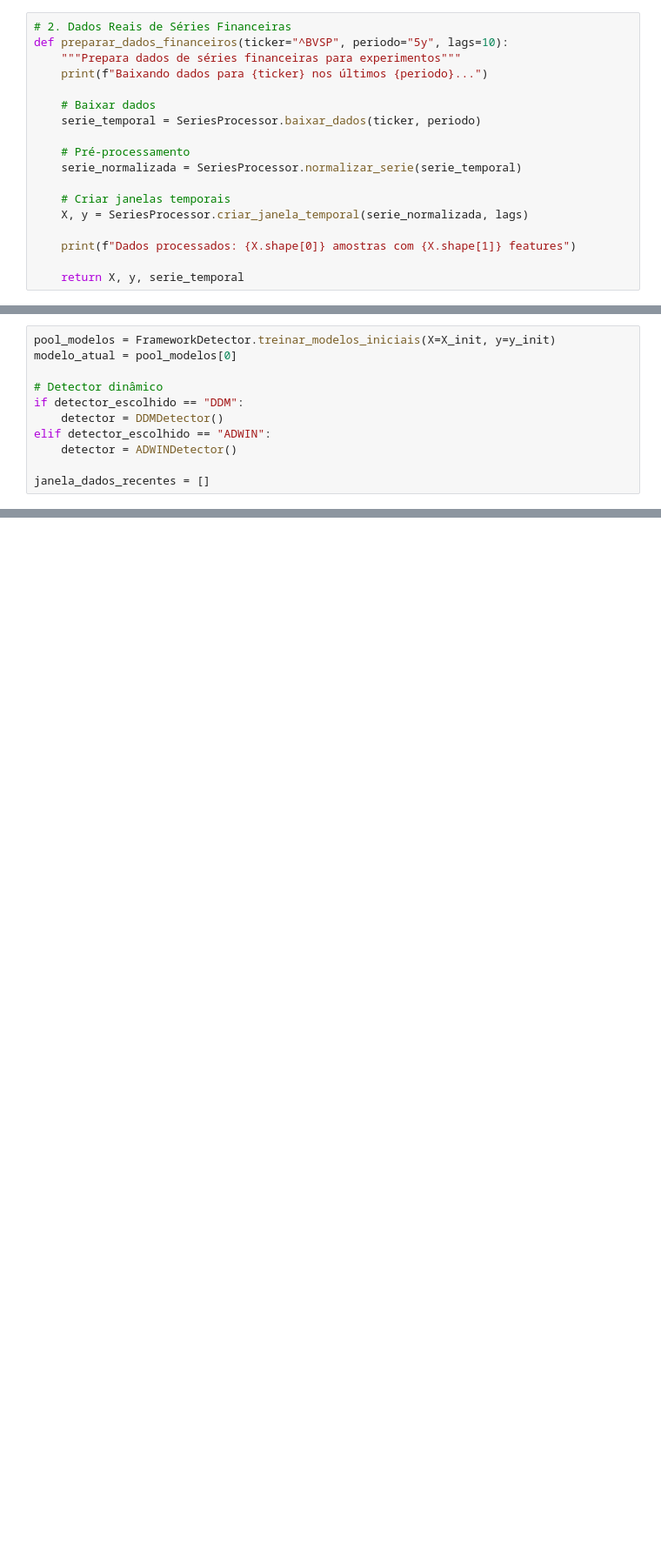
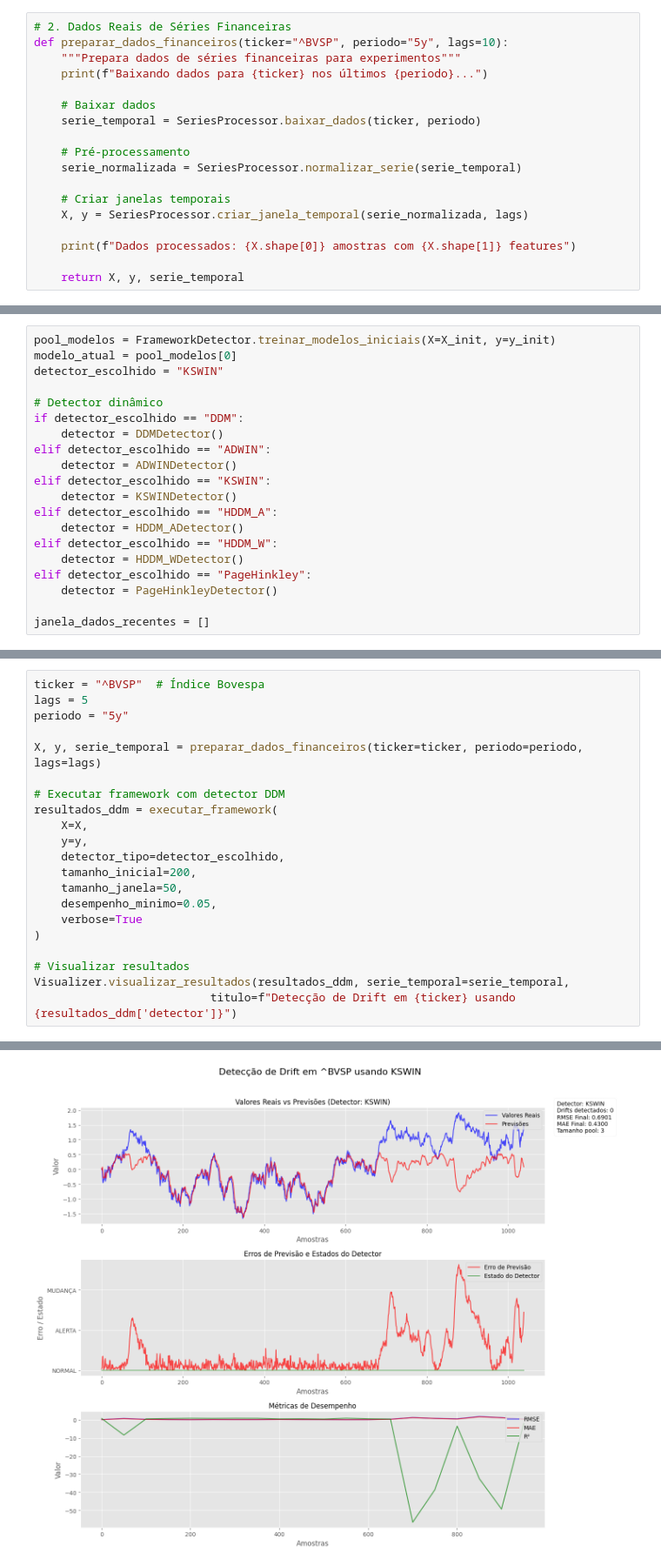
Before and after one commit to Ol1veirx/Drift-Detection-PIBIC---Framework, a Jupyter notebook: drift_detection_framework.ipynb, the cells around one changed output, grey strips where cells are left out. Shown: that part at 87% size. Drawn from its saved outputs; the diff is of its cells as text; blank space fills up the shorter version.

Commit message:
feat: inicio da criação do framework de detecçãao de drift

```diff
--- a/drift_detection_framework.ipynb
+++ b/drift_detection_framework.ipynb
@@ -315,11 +362,20 @@ desempenho_minimo = 0.05     # Define quando criar novo modelo
 # %%
 pool_modelos = FrameworkDetector.treinar_modelos_iniciais(X=X_init, y=y_init)
 modelo_atual = pool_modelos[0]
+detector_escolhido = "KSWIN"
 
 # Detector dinâmico
 if detector_escolhido == "DDM":
     detector = DDMDetector()
 elif detector_escolhido == "ADWIN":
     detector = ADWINDetector()
+elif detector_escolhido == "KSWIN":
+    detector = KSWINDetector()
+elif detector_escolhido == "HDDM_A":
+    detector = HDDM_ADetector()
+elif detector_escolhido == "HDDM_W":
+    detector = HDDM_WDetector()
+elif detector_escolhido == "PageHinkley":
+    detector = PageHinkleyDetector()
 
 janela_dados_recentes = []
@@ -366,0 +394,22 @@ for x_t, y_t in zip(X_stream, Y_stream):
+# %%
+ticker = "^BVSP"  # Índice Bovespa
+lags = 5
+periodo = "5y"
+
+X, y, serie_temporal = preparar_dados_financeiros(ticker=ticker, periodo=periodo, lags=lags)
+
+# Executar framework com detector DDM
+resultados_ddm = executar_framework(
+    X=X,
+    y=y,
+    detector_tipo=detector_escolhido,
+    tamanho_inicial=200,
+    tamanho_janela=50,
+    desempenho_minimo=0.05,
+    verbose=True
+)
+
+# Visualizar resultados
+Visualizer.visualizar_resultados(resultados_ddm, serie_temporal=serie_temporal,
+                          titulo=f"Detecção de Drift em {ticker} usando {resultados_ddm['detector']}")
+# %% [output]
@@ -366,0 +433 @@ for x_t, y_t in zip(X_stream, Y_stream):
+[figure, added]
```
Also changed, not shown: parts of 12 cells of this notebook, 9 other files.
